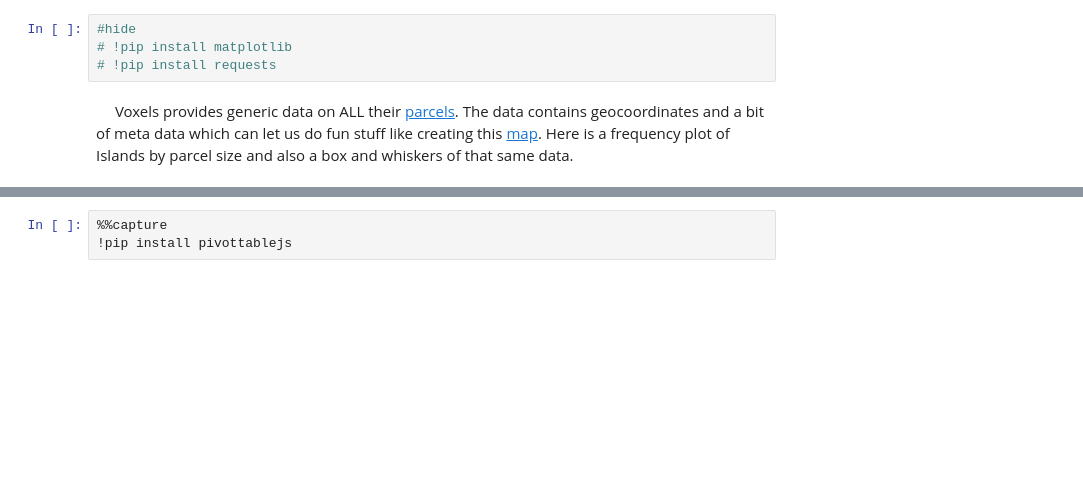
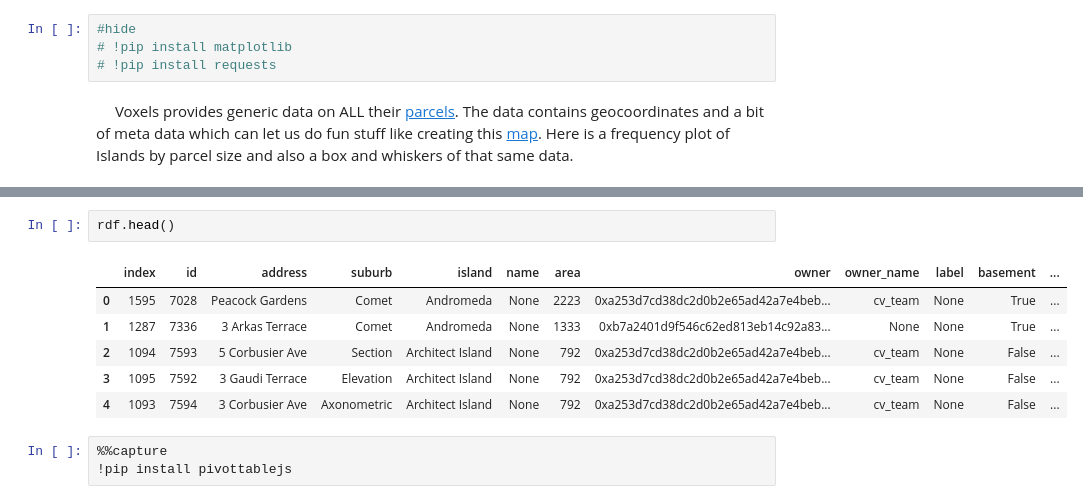
Before and after one commit to 3Diot/3Diot.github.io, a Jupyter notebook: blog/notebooks/002_Parcels.ipynb, the cells around one changed output, grey strips where cells are left out. Saved outputs shown, nothing was run; the diff lists cells and outputs as text; blank space fills up the shorter version.

```diff
--- a/blog/notebooks/002_Parcels.ipynb
+++ b/blog/notebooks/002_Parcels.ipynb
@@ -63,3 +67,12 @@ plt.show()
+# %%
+rdf.head()
+# %% [output]
+|  | index | id | address | suburb | island | name | area | owner | owner_name | label | basement | ... |
+| 0 | 1595 | 7028 | Peacock Gardens | Comet | Andromeda | None | 2223 | 0xa253d7cd38dc2d0b2e65ad42a7e4beb... | cv_team | None | True | ... |
+| 1 | 1287 | 7336 | 3 Arkas Terrace | Comet | Andromeda | None | 1333 | 0xb7a2401d9f546c62ed813eb14c92a83... | None | None | True | ... |
+| 2 | 1094 | 7593 | 5 Corbusier Ave | Section | Architect Island | None | 792 | 0xa253d7cd38dc2d0b2e65ad42a7e4beb... | cv_team | None | False | ... |
+| 3 | 1095 | 7592 | 3 Gaudi Terrace | Elevation | Architect Island | None | 792 | 0xa253d7cd38dc2d0b2e65ad42a7e4beb... | cv_team | None | False | ... |
+| 4 | 1093 | 7594 | 3 Corbusier Ave | Axonometric | Architect Island | None | 792 | 0xa253d7cd38dc2d0b2e65ad42a7e4beb... | cv_team | None | False | ... |
 # %%
 %%capture
 !pip install pivottablejs
```
Also changed, not shown: parts of 4 cells of this notebook, 3 other files.
